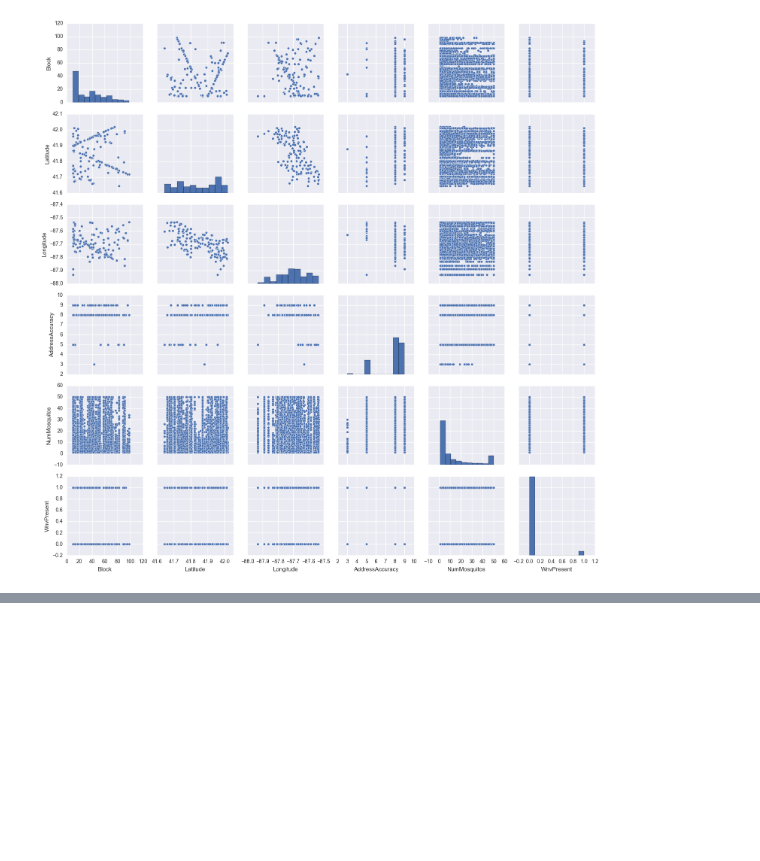
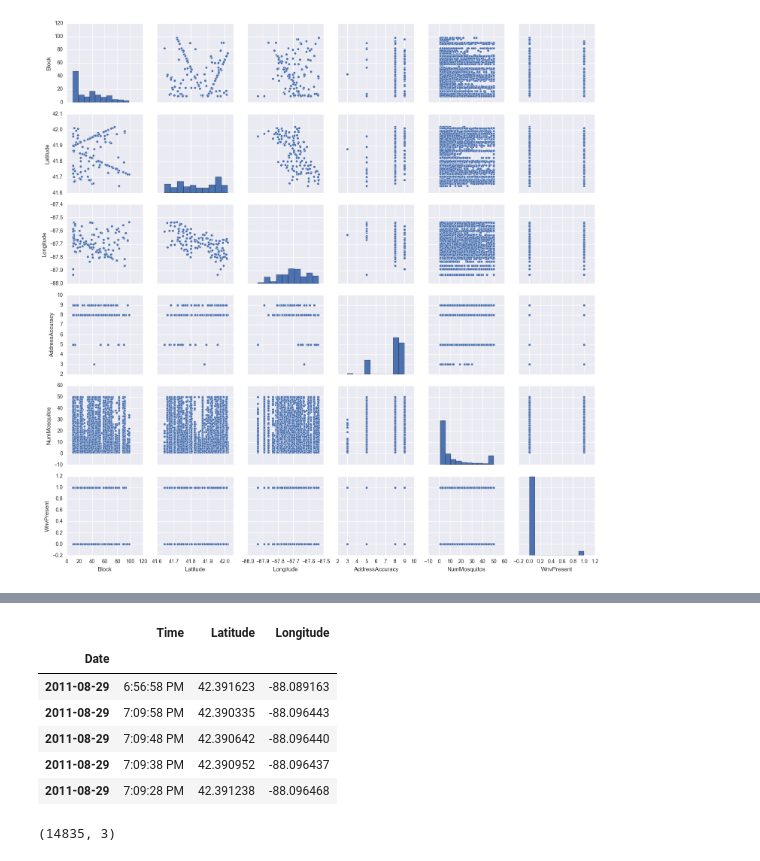
Before and after one commit to DorianLacaisse/virus_project, a Jupyter notebook: Dorian Starting Code.ipynb, the cells around one changed output, grey strips where cells are left out. Cells and saved outputs as stored; diff of their text form; code cells hidden in the pictures; blank space fills up the shorter version.

```diff
--- a/Dorian Starting Code.ipynb
+++ b/Dorian Starting Code.ipynb
@@ -106,0 +119,18 @@ train.groupby()
+# %%
+spray=pd.read_csv("./west_nile/input/spray.csv")
+spray.set_index('Date', inplace=True)
+spray.index=pd.to_datetime(spray.index)
+spray.sort_index(inplace=True,ascending=True)
+spray.head()
+# %% [output]
+|  | Time | Latitude | Longitude |
+| Date |  |  |  |
+| 2011-08-29 | 6:56:58 PM | 42.391623 | -88.089163 |
+| 2011-08-29 | 7:09:58 PM | 42.390335 | -88.096443 |
+| 2011-08-29 | 7:09:48 PM | 42.390642 | -88.096440 |
+| 2011-08-29 | 7:09:38 PM | 42.390952 | -88.096437 |
+| 2011-08-29 | 7:09:28 PM | 42.391238 | -88.096468 |
+# %%
+spray.shape
+# %% [output]
+(14835, 3)
```
Also changed, not shown: parts of 5 cells of this notebook.
